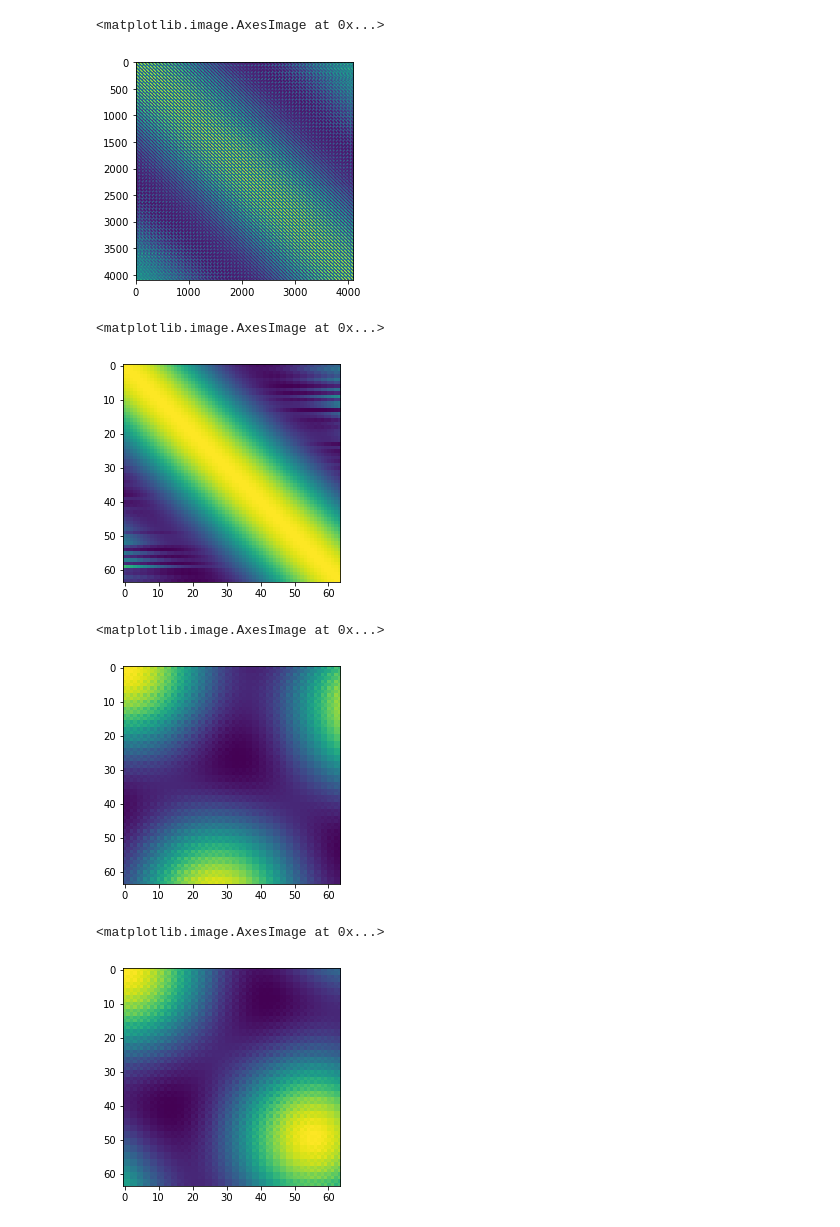
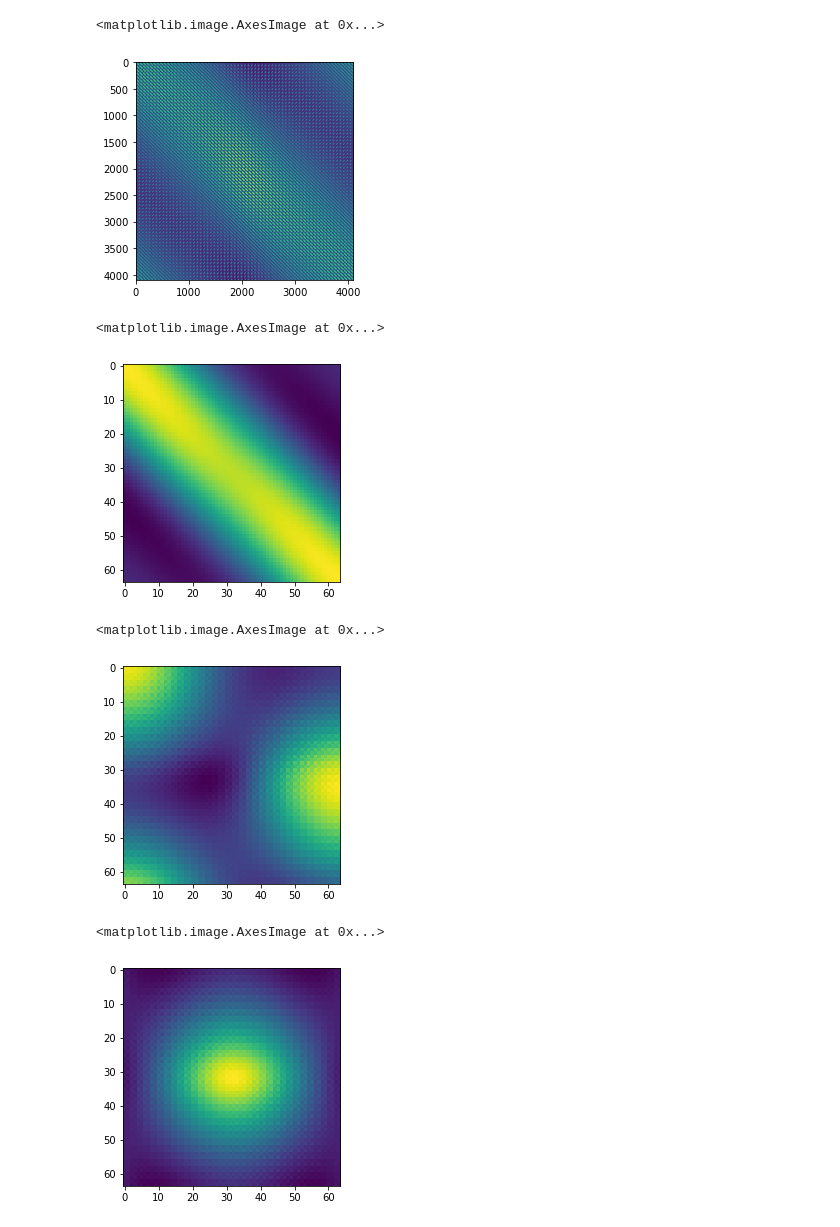
Before and after one commit to Vemundss/grid2place-CANN, a Jupyter notebook: notebooks/explore_cann_weights.ipynb, the cells around one changed output. Saved outputs shown, nothing was run; the diff lists cells and outputs as text; code cells hidden in the pictures.

```diff
--- a/notebooks/explore_cann_weights.ipynb
+++ b/notebooks/explore_cann_weights.ipynb
@@ -14,4 +15,4 @@ from CANN import CANN
 Ng = 4096
 Np = 512
 nonlinearity = "relu"
-cann = CANN(Ng, Np, nonlinearity, f=1)
+cann = CANN_sorscher(Ng, Np, nonlinearity, f=1)
@@ -21,22 +59,22 @@ v = [np.zeros(2)]*10
 # %%
 #plt.imshow(hn.reshape(64,64))
 # %%
-plt.imshow(cann.J)
+plt.imshow(cann.Wr)
 # %% [output]
 <matplotlib.image.AxesImage at 0x...>
-[figure, old version]
+[figure, new version]
 # %%
-plt.imshow(cann.J[:64,:64])
+plt.imshow(cann.Wr[:64,:64])
 # %% [output]
 <matplotlib.image.AxesImage at 0x...>
-[figure, old version]
+[figure, new version]
 # %%
-plt.imshow(cann.J[-1][::-1].reshape(64,64))
+plt.imshow(cann.Wr[-1][::-1].reshape(64,64))
 # %% [output]
 <matplotlib.image.AxesImage at 0x...>
-[figure, old version]
+[figure, new version]
 # %%
-plt.imshow(cann.J[0].reshape(64,64))
+plt.imshow(cann.Wr[2048+32].reshape(64,64))
 # %% [output]
 <matplotlib.image.AxesImage at 0x...>
-[figure, old version]
+[figure, new version]
```
Also changed, not shown: parts of 10 cells of this notebook, 3 other files.
